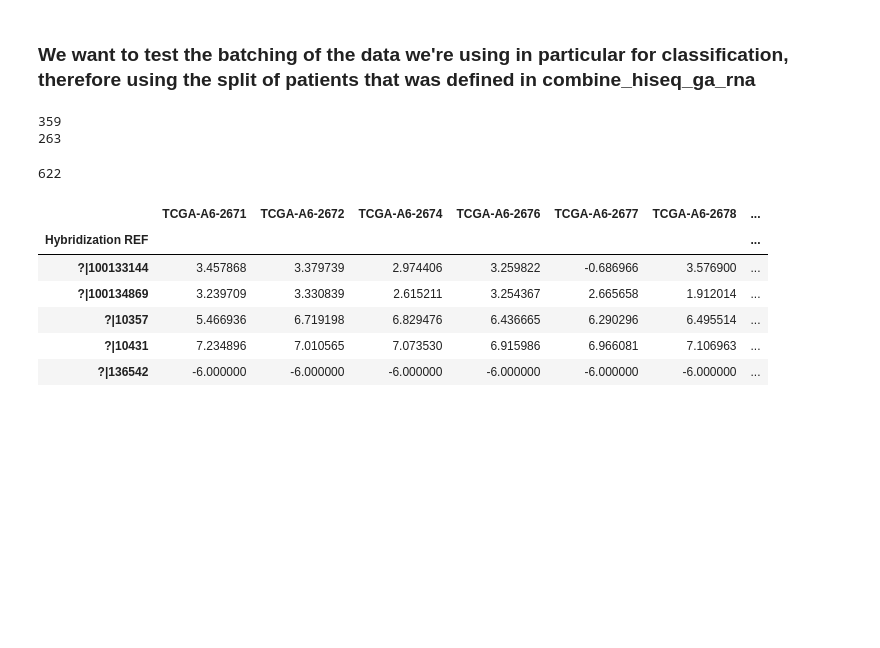
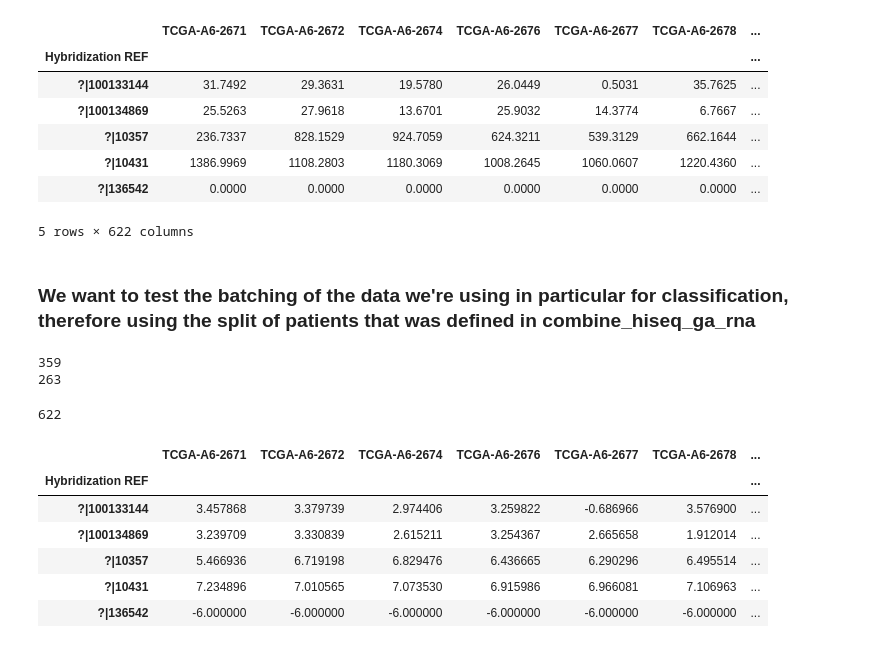
Before and after one commit to pvphaneuf/cse283, a Jupyter notebook: proj/combined_batch_pca.ipynb, the cells around one changed output. Drawn from its saved outputs; the diff is of its cells as text; code cells hidden in the pictures; blank space fills up the shorter version.

```diff
--- a/proj/combined_batch_pca.ipynb
+++ b/proj/combined_batch_pca.ipynb
@@ -8,6 +8,17 @@ import matplotlib.pyplot as plt
 %matplotlib inline
 # %%
 gene_exp_df = pd.read_table('data/trunc_combined_rna_data.tsv', header=0, index_col=0)
+# %%
+gene_exp_df.head()
+# %% [output]
+|  | TCGA-A6-2671 | TCGA-A6-2672 | TCGA-A6-2674 | TCGA-A6-2676 | TCGA-A6-2677 | TCGA-A6-2678 | ... |
+| Hybridization REF |  |  |  |  |  |  | ... |
+| ?|100133144 | 31.7492 | 29.3631 | 19.5780 | 26.0449 | 0.5031 | 35.7625 | ... |
+| ?|100134869 | 25.5263 | 27.9618 | 13.6701 | 25.9032 | 14.3774 | 6.7667 | ... |
+| ?|10357 | 236.7337 | 828.1529 | 924.7059 | 624.3211 | 539.3129 | 662.1644 | ... |
+| ?|10431 | 1386.9969 | 1108.2803 | 1180.3069 | 1008.2645 | 1060.0607 | 1220.4360 | ... |
+| ?|136542 | 0.0000 | 0.0000 | 0.0000 | 0.0000 | 0.0000 | 0.0000 | ... |
+5 rows × 622 columns
 # %% [markdown]
 ### We want to test the batching of the data we're using in particular for classification, therefore using the split of patients that was defined in combine_hiseq_ga_rna
 # %%
```
Also changed, not shown: parts of 3 cells of this notebook, 12 other files.
